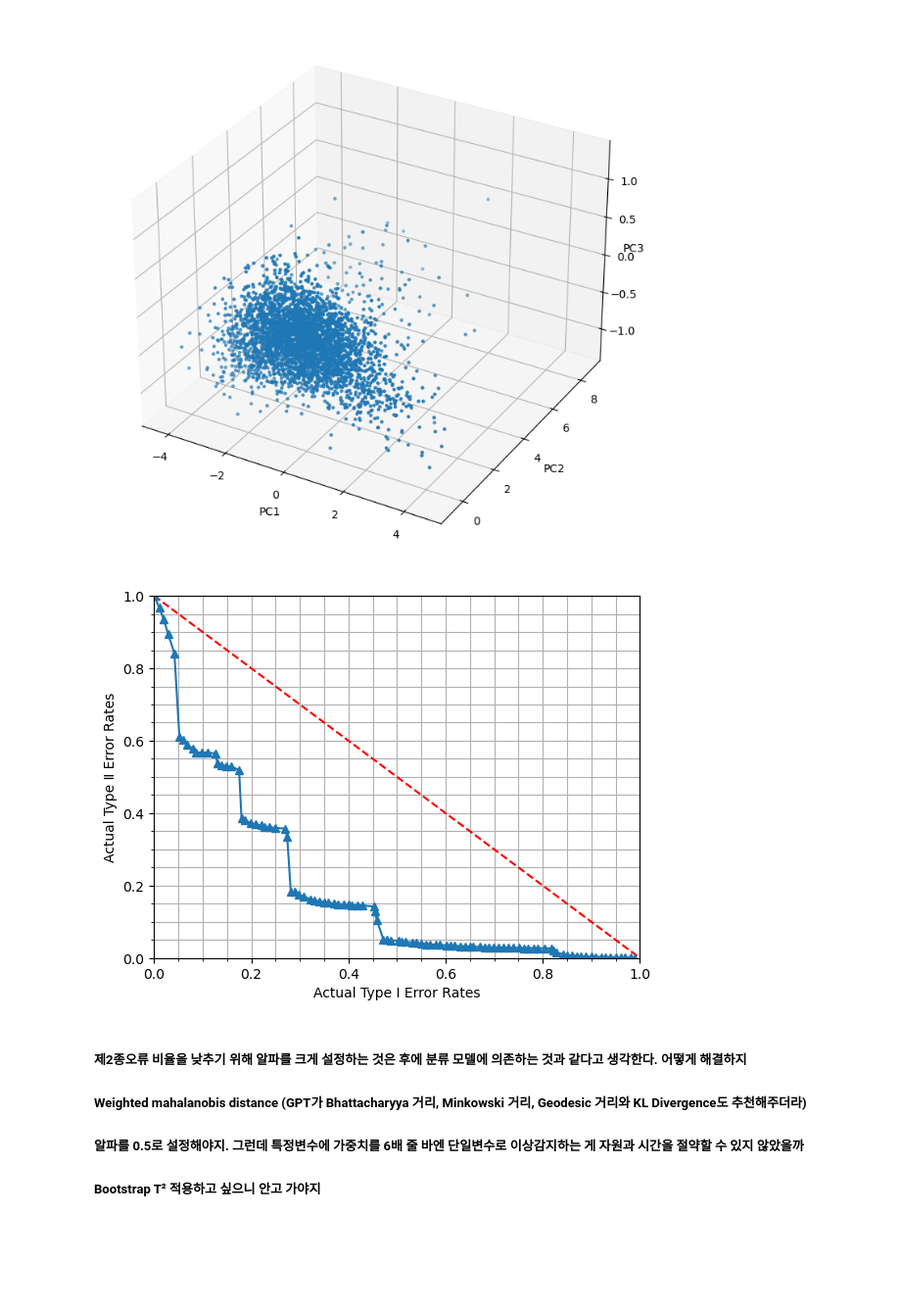
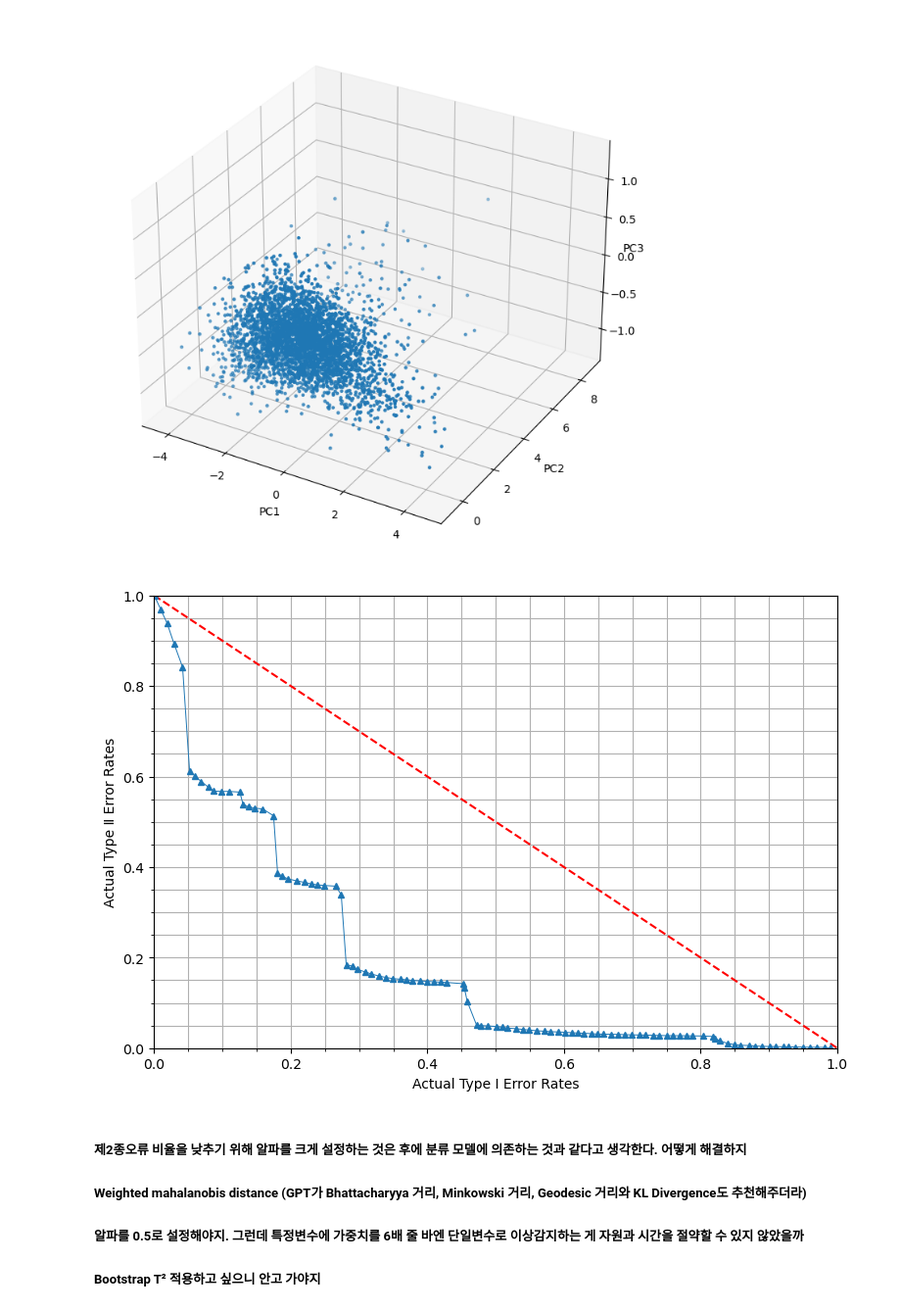
Before and after one commit to changyeon99/CapstoneDesign2, a Jupyter notebook: Nov_8th.ipynb, the cells around one changed output. Shown at 98% size. Saved outputs shown, nothing was run; the diff lists cells and outputs as text; code cells hidden in the pictures; blank space fills up the shorter version.

```diff
--- a/Nov_8th.ipynb
+++ b/Nov_8th.ipynb
@@ -265,35 +265,37 @@ def calculate_error_rates(type_normal, type_not_normal, confidence_level, bootst
 
     Type1ErrorRates = round(len(tb_data[tb_data['Confusion Matrix'] == 'FalseAlarm']) / len(type_normal), 4)
     Type2ErrorRates = round(len(tb_data[tb_data['Confusion Matrix'] == 'MissDetection']) / len(type_not_normal), 4)
 
     type_normal['Confusion Matrix'] = np.nan
     type_not_normal['Confusion Matrix'] = np.nan
 
     return [(100-confidence_level)/100, Type1ErrorRates, Type2ErrorRates]
 
 list_ER = []
 for confidence_level in range(1, 101):
     result = calculate_error_rates(type_normal, type_not_normal, confidence_level)
     list_ER.append(result)
 
 x = [item[1] for item in list_ER]
 y = [item[2] for item in list_ER]
 
+plt.figure(figsize = (9, 6))
+
 plt.plot([0, 1], [1, 0], linestyle='--', color='red')#, label='y = -x')
-plt.plot(x, y, marker='^', linestyle='-')
+plt.plot(x, y, marker='^', linestyle='-', markersize = 4, lw=0.7)
 
 plt.xlabel("Actual Type Ⅰ Error Rates")
 plt.ylabel("Actual Type Ⅱ Error Rates")
 
 plt.minorticks_on()
 plt.grid(axis='both', which='both')
 
 plt.xlim(0, 1)
 plt.ylim(0, 1)
 
 plt.show()
 # %% [output]
-[figure, old version]
+[figure, new version]
 # %% [markdown]
 ##### 제2종오류 비율을 낮추기 위해 알파를 크게 설정하는 것은 후에 분류 모델에 의존하는 것과 같다고 생각한다. 어떻게 해결하지
 ##### Weighted mahalanobis distance (GPT가 Bhattacharyya 거리, Minkowski 거리, Geodesic 거리와 KL Divergence도 추천해주더라)
```
Also changed, not shown: parts of 11 cells of this notebook.
